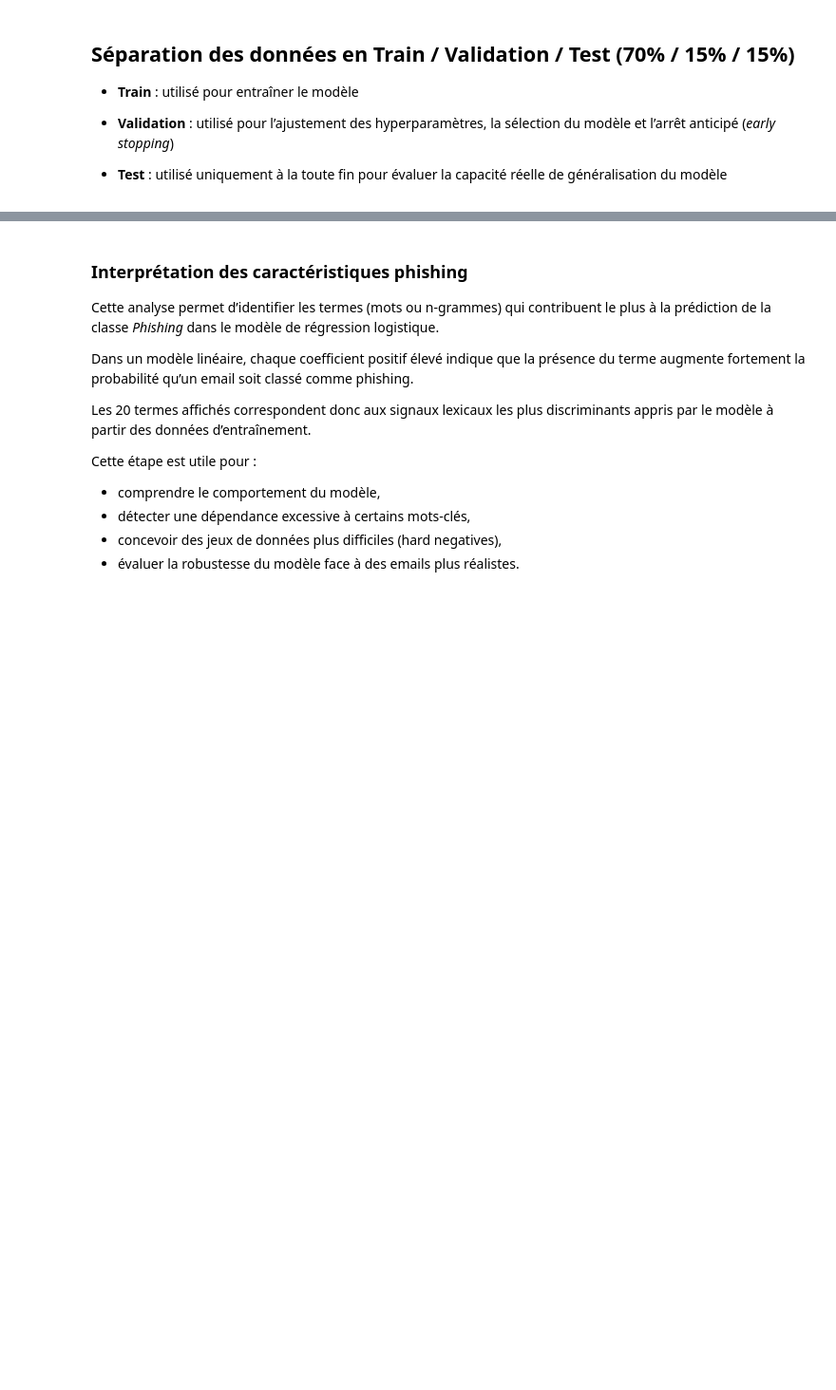
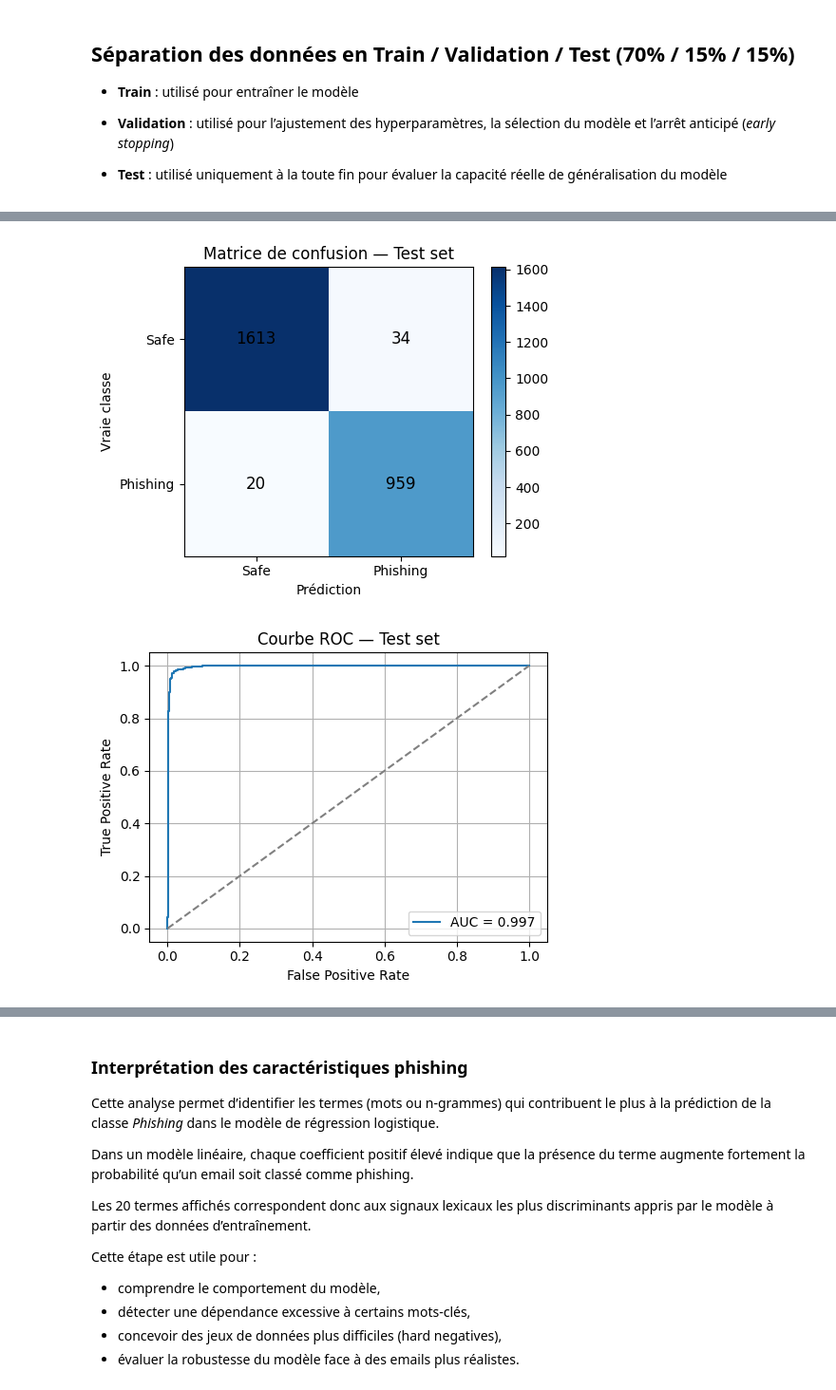
Before and after one commit to JonasLUfr/Project-MLOps, a Jupyter notebook: scripts/DataModeling.ipynb, the cells around one changed output, grey strips where cells are left out. Shown at 95% size. Saved outputs shown, nothing was run; the diff lists cells and outputs as text; code cells hidden in the pictures; blank space fills up the shorter version.

```diff
--- a/scripts/DataModeling.ipynb
+++ b/scripts/DataModeling.ipynb
@@ -210,0 +433,19 @@ Training done
+# %%
+# Ne conserver que LR comme modèle final
+final_model = Pipeline([
+    ("tfidf", TfidfVectorizer(
+        ngram_range=(1, 2),
+        min_df=2,
+        max_features=30000
+    )),
+    ("clf", LogisticRegression(
+        max_iter=1000,
+        class_weight="balanced",
+        random_state=RANDOM_SEED,
+        solver="liblinear"
+    ))
+])
+
+# train model
+final_model.fit(X_train_final, y_train_final)
+print("Final LR model trained (train + validation)")
@@ -295 +525,50 @@ weighted avg       1.00      1.00      1.00       300
+# %%
+# Prediction sur le test set
+y_test_pred = final_model.predict(X_test)
+
+# Matrice de confusion
+cm = confusion_matrix(y_test, y_test_pred)
+
+plt.figure(figsize=(5, 4))
+plt.imshow(cm, cmap="Blues")
+plt.title("Matrice de confusion — Test set")
+plt.colorbar()
+
+plt.xticks([0, 1], ["Safe", "Phishing"])
+plt.yticks([0, 1], ["Safe", "Phishing"])
+
+# Affichage des valeurs dans les cases
+for i in range(2):
+    for j in range(2):
+        plt.text(j, i, cm[i, j],
+                 ha="center", va="center",
+                 color="black", fontsize=12)
+
+plt.xlabel("Prédiction")
+plt.ylabel("Vraie classe")
+plt.tight_layout()
+plt.show()
+
+# ROC+AUC
+# Probabilités de la classe positive (phishing)
+y_test_proba = final_model.predict_proba(X_test)[:, 1]
+
+# Courbe ROC
+fpr, tpr, _ = roc_curve(y_test, y_test_proba)
+roc_auc = auc(fpr, tpr)
+
+plt.figure(figsize=(5, 4))
+plt.plot(fpr, tpr, label=f"AUC = {roc_auc:.3f}")
+plt.plot([0, 1], [0, 1], linestyle="--", color="gray")
+
+plt.xlabel("False Positive Rate")
+plt.ylabel("True Positive Rate")
+plt.title("Courbe ROC — Test set")
+plt.legend(loc="lower right")
+plt.grid(True)
+plt.tight_layout()
+plt.show()
+# %% [output]
+[figure, added]
+[figure, added]
 # %% [markdown]
```
Also changed, not shown: parts of 24 cells of this notebook, 5 other files.
